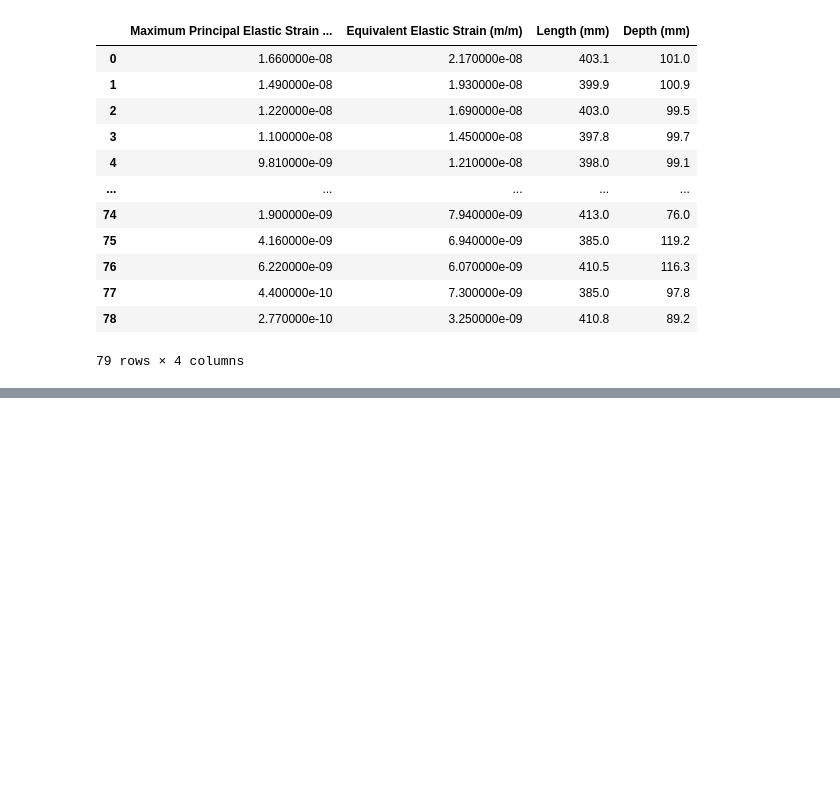
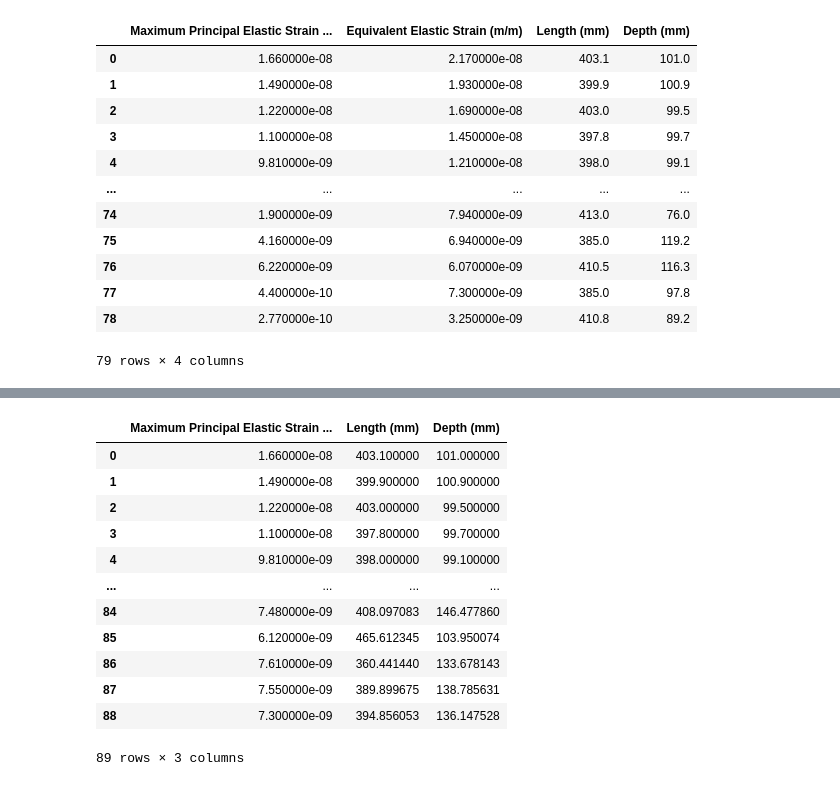
Before and after one commit to ScoutCodes/SMILE, a Jupyter notebook: Drone_Data_Code/Application.ipynb, the cells around one changed output, grey strips where cells are left out. Cells and saved outputs as stored; diff of their text form; code cells hidden in the pictures; blank space fills up the shorter version.

```diff
--- a/Drone_Data_Code/Application.ipynb
+++ b/Drone_Data_Code/Application.ipynb
@@ -39,3 +74,22 @@ df
+# %%
+df2.columns = ['Maximum Principal Elastic Strain (m/m)',	'Length (mm)',	'Depth (mm)']
+df = pd.concat([df1, df2], ignore_index=True)
+
+df
+# %% [output]
+|  | Maximum Principal Elastic Strain ... | Length (mm) | Depth (mm) |
+| 0 | 1.660000e-08 | 403.100000 | 101.000000 |
+| 1 | 1.490000e-08 | 399.900000 | 100.900000 |
+| 2 | 1.220000e-08 | 403.000000 | 99.500000 |
+| 3 | 1.100000e-08 | 397.800000 | 99.700000 |
+| 4 | 9.810000e-09 | 398.000000 | 99.100000 |
+| ... | ... | ... | ... |
+| 84 | 7.480000e-09 | 408.097083 | 146.477860 |
+| 85 | 6.120000e-09 | 465.612345 | 103.950074 |
+| 86 | 7.610000e-09 | 360.441440 | 133.678143 |
+| 87 | 7.550000e-09 | 389.899675 | 138.785631 |
+| 88 | 7.300000e-09 | 394.856053 | 136.147528 |
+89 rows × 3 columns
 # %%
 # Scale the 'Maximum Principal Elastic Strain' column by 10^10
 df['Maximum Principal Elastic Strain (m/m)'] = df['Maximum Principal Elastic Strain (m/m)'] * 1e10
```
Also changed, not shown: parts of 8 cells of this notebook, 7 other files.
